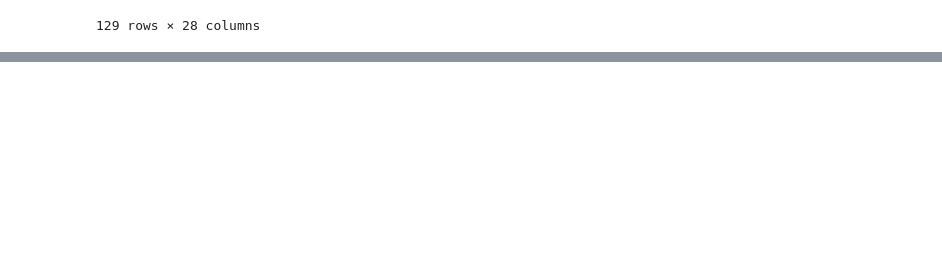
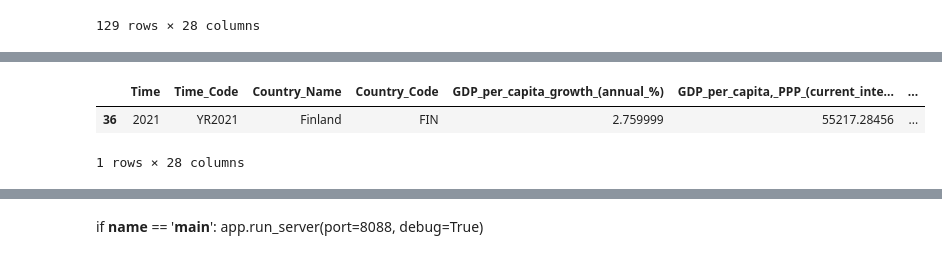
Before and after one commit to arielmalada/happiness-report, a Jupyter notebook: HappinessReportNotebook.ipynb, the cells around one changed output, grey strips where cells are left out. Saved outputs shown, nothing was run; the diff lists cells and outputs as text; code cells hidden in the pictures; blank space fills up the shorter version.

```diff
--- a/HappinessReportNotebook.ipynb
+++ b/HappinessReportNotebook.ipynb
@@ -82,10 +115,21 @@ display(Y2016Df)
 # %%
 # Merging 2017 Happiness Score
 Y2017ScoresDf = pd.read_csv("./data/2017.csv")
+Y2017ScoresDf = Y2017ScoresDf.replace("..", '.')
 Y2017ScoresDf.columns = Y2017ScoresDf.columns.str.replace('.', '_')
+Y2017ScoresdetDf = Y2017ScoresDf
+# display(Y2017Df)
+Y2017ScoresdetDf = Y2017ScoresdetDf.rename(columns={'Economy__GDP_per_Capita_': 'Economy_(GDP_per_Capita)'})
+Y2017ScoresdetDf = Y2017ScoresdetDf.rename(columns={"Health__Life_Expectancy_": "Health_(Life_Expectancy)"})
+Y2017ScoresdetDf = Y2017ScoresdetDf.rename(columns={"Freedom_to_make_life_choices": "Freedom"})
+Y2017ScoresdetDf = Y2017ScoresdetDf.rename(columns={"Trust__Government_Corruption_": "Trust_(Government_Corruption)"})
+
+# display(Y2017ScoresdetDf)
+
 Y2017ScoresDf.columns = Y2017ScoresDf.columns.str.replace('Country', 'Country_Name')
 Y2017ScoresDf = Y2017ScoresDf[['Country_Name',"Happiness_Score"]]
 Y2017Df = pd.merge(happinessDataDf.query('Time_Code=="YR2017"'), Y2017ScoresDf, on='Country_Name')
+# display(Y2017ScoresDf)
 display(Y2017Df)
 # %% [output]
 The default value of regex will change from True to False in a future version. In addition, single character regular expressions will *not* be treated as literal strings when regex=True.
@@ -301,4 +386,12 @@ def update_graph(year_value):
 # %%
-# if __name__ == '__main__':
-#     app.run_server(port=8088, debug=True)
+## WIP from there and below !!
+
+values = mergedData[(mergedData['Country_Name'] == "Finland")
+                  & (mergedData['Time'] == 2021)]
+
+display(values)
+# %% [output]
+|  | Time | Time_Code | Country_Name | Country_Code | GDP_per_capita_growth_(annual_%) | GDP_per_capita,_PPP_(current_inte... | ... |
+| 36 | 2021 | YR2021 | Finland | FIN | 2.759999 | 55217.28456 | ... |
+1 rows × 28 columns
 # %%
@@ -334,0 +482,3 @@ fig3.show()
+# %% [markdown]
+if __name__ == '__main__':
+    app.run_server(port=8088, debug=True)
```
Also changed, not shown: parts of 11 cells of this notebook, 1 other file.
